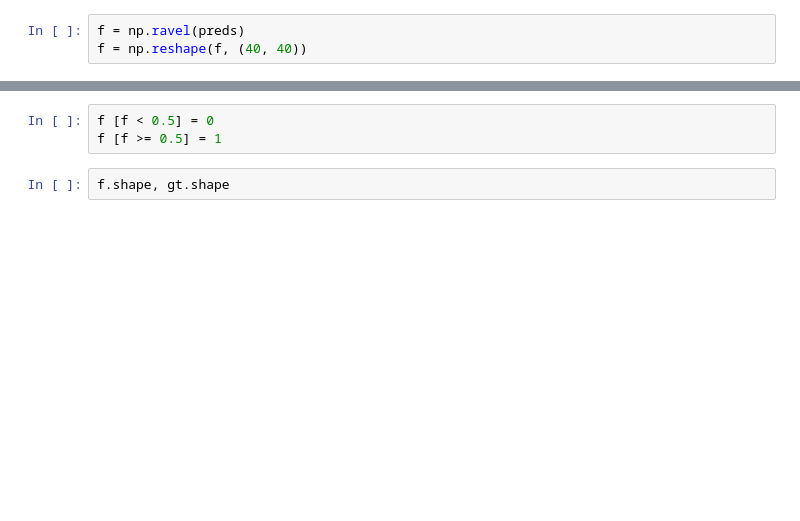
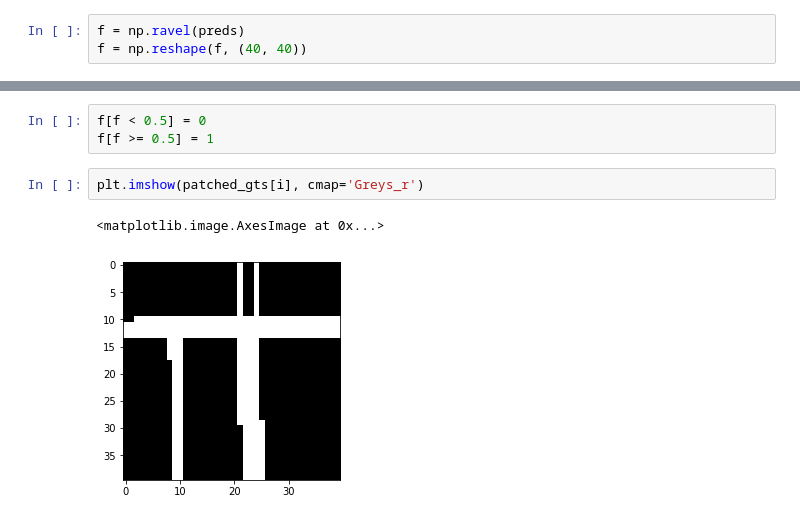
Before and after one commit to Amaumaury/MachineLearning-RoadSegmentation, a Jupyter notebook: CNN Keras.ipynb, the cells around one changed output, grey strips where cells are left out. Cells and saved outputs as stored; diff of their text form; blank space fills up the shorter version.

```diff
--- a/CNN Keras.ipynb
+++ b/CNN Keras.ipynb
@@ -196,6 +173,9 @@ plt.plot(np.sort(np.ravel(f)))
 # %%
-f [f < 0.5] = 0
-f [f >= 0.5] = 1
+f[f < 0.5] = 0
+f[f >= 0.5] = 1
-# %%
-f.shape, gt.shape
+# %%
+plt.imshow(patched_gts[i], cmap='Greys_r')
+# %% [output]
+<matplotlib.image.AxesImage at 0x...>
+[figure, added]
 # %%
```
Also changed, not shown: parts of 58 cells of this notebook, 1 other file.
